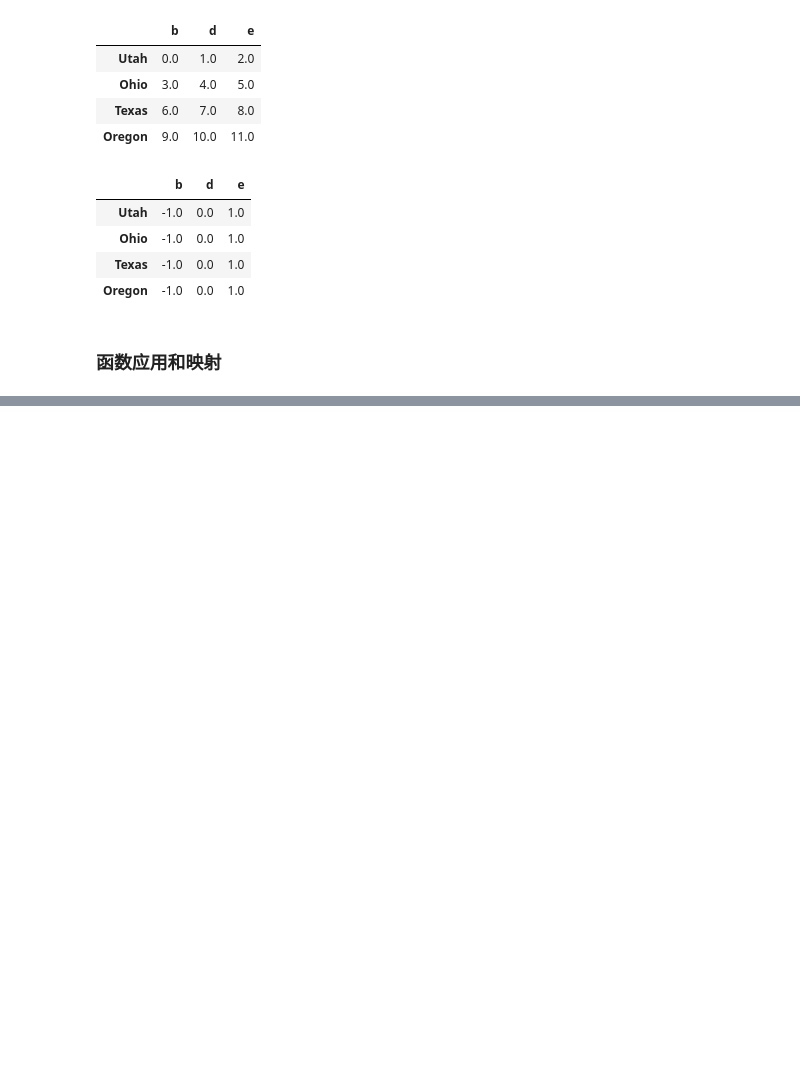
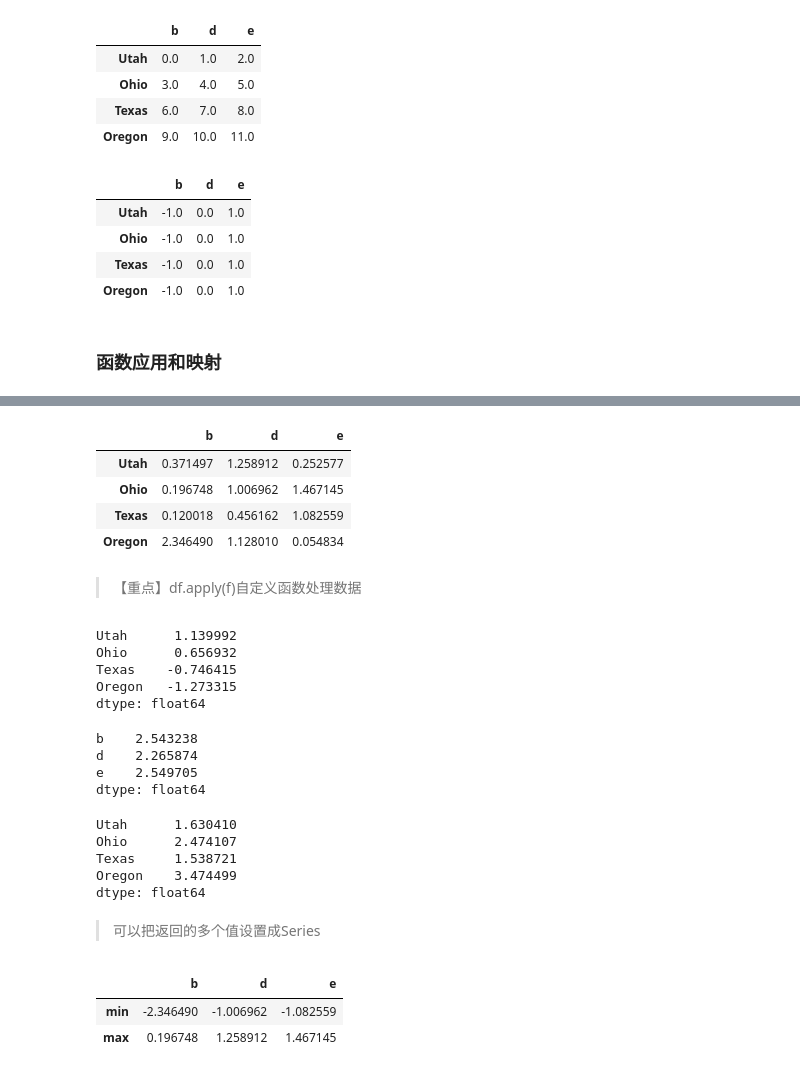
Before and after one commit to jaling9/PythonDataAnalysis, a Jupyter notebook: 05 Pandas_Notes.ipynb, the cells around one changed output, grey strips where cells are left out. Drawn from its saved outputs; the diff is of its cells as text; code cells hidden in the pictures; blank space fills up the shorter version.

```diff
--- a/05 Pandas_Notes.ipynb
+++ b/05 Pandas_Notes.ipynb
@@ -816,0 +832,47 @@ frame.sub(series3, axis='index') # 传入的轴号就是希望匹配的轴
+# %%
+np.abs(frame)
+# %% [output]
+|  | b | d | e |
+| Utah | 0.371497 | 1.258912 | 0.252577 |
+| Ohio | 0.196748 | 1.006962 | 1.467145 |
+| Texas | 0.120018 | 0.456162 | 1.082559 |
+| Oregon | 2.346490 | 1.128010 | 0.054834 |
+# %% [markdown]
+> 【重点】df.apply(f)自定义函数处理数据
+# %%
+frame.sum(axis='columns') # 常见函数不需要用apply直接使用就好
+# %% [output]
+Utah      1.139992
+Ohio      0.656932
+Texas    -0.746415
+Oregon   -1.273315
+dtype: float64
+# %%
+# 默认按每行执行
+f = lambda x: x.max() - x.min()
+frame.apply(f)
+# %% [output]
+b    2.543238
+d    2.265874
+e    2.549705
+dtype: float64
+# %%
+# 设置按列执行
+f = lambda x: x.max() - x.min()
+frame.apply(f,axis='columns')
+# %% [output]
+Utah      1.630410
+Ohio      2.474107
+Texas     1.538721
+Oregon    3.474499
+dtype: float64
+# %% [markdown]
+> 可以把返回的多个值设置成Series
+# %%
+def f(x):
+    return pd.Series([x.min(), x.max()], index=['min', 'max'])
+frame.apply(f)
+# %% [output]
+|  | b | d | e |
+| min | -2.346490 | -1.006962 | -1.082559 |
+| max | 0.196748 | 1.258912 | 1.467145 |
```
Also changed, not shown: parts of 27 cells of this notebook, 4 other files.
